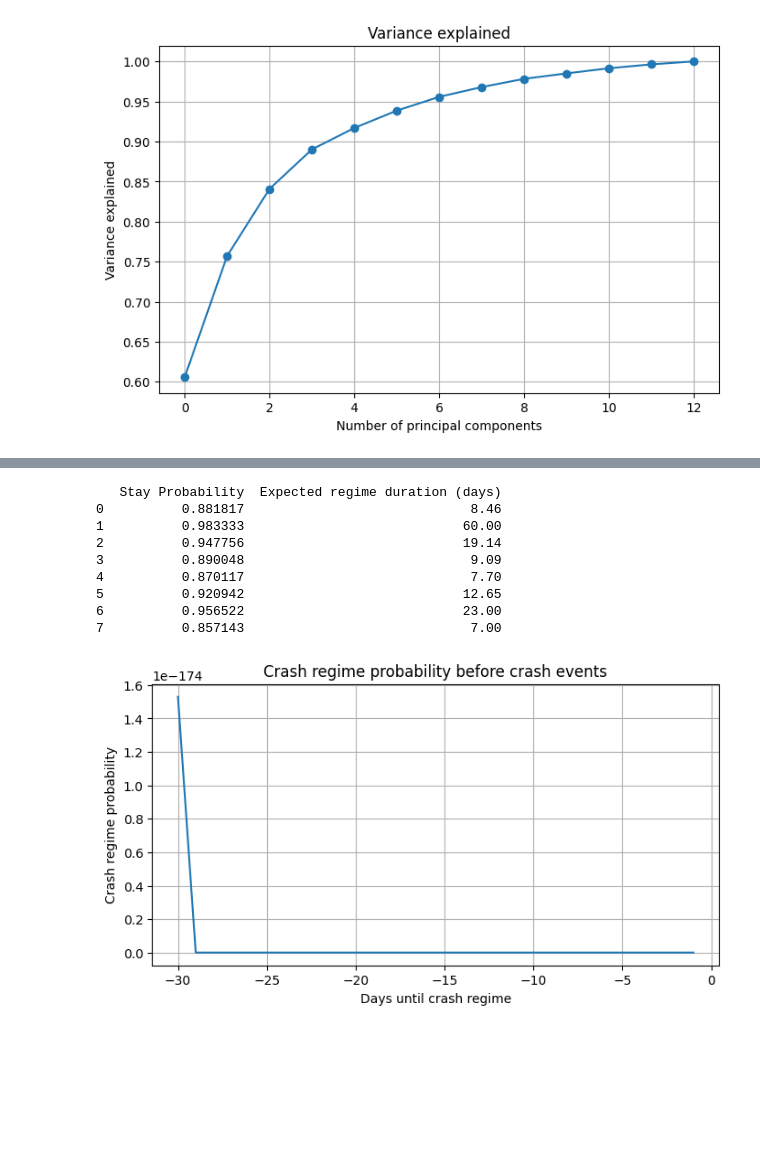
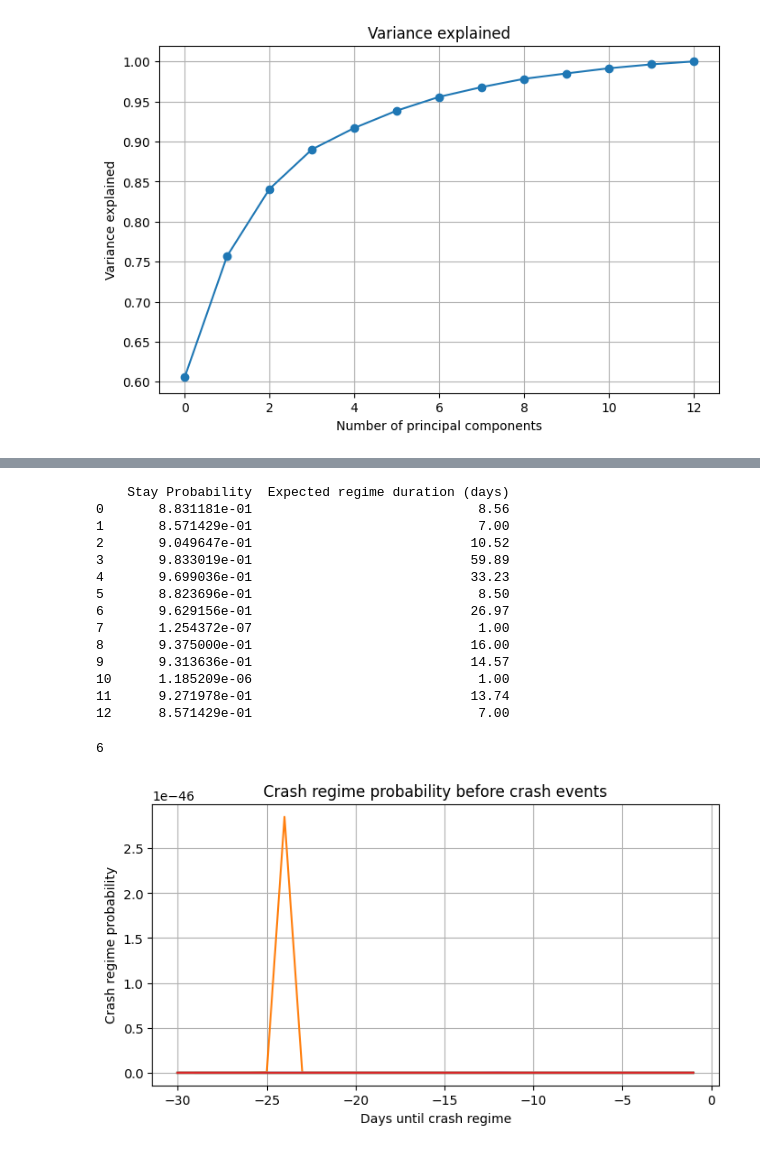
Before and after one commit to SigmaFlowX/Hidden-Markov-Model-for-Regime-Detection, a Jupyter notebook: notebooks/hmm_regime_detection.ipynb, the cells around one changed output, grey strips where cells are left out. Cells and saved outputs as stored; diff of their text form; code cells hidden in the pictures; blank space fills up the shorter version.

```diff
--- a/notebooks/hmm_regime_detection.ipynb
+++ b/notebooks/hmm_regime_detection.ipynb
@@ -124,5 +123,5 @@ Model is not converging.  Current: -7365.758771691087 is not greater than -7365.
 # %%
-model = train_hmm(X_final, n_states=8, n_iter=1000)
+model = train_hmm(X_final, n_states=8, n_iter=5000)
 # %%
 from src.visualization import plot_price_with_regimes
 regimes = model.predict(X)
@@ -172,39 +172,46 @@ df = pd.DataFrame({
 })
 print(df)
 # %% [output]
-   Stay Probability  Expected regime duration (days)
-0          0.881817                             8.46
-1          0.983333                            60.00
-2          0.947756                            19.14
-3          0.890048                             9.09
-4          0.870117                             7.70
-5          0.920942                            12.65
-6          0.956522                            23.00
-7          0.857143                             7.00
+    Stay Probability  Expected regime duration (days)
+0       8.831181e-01                             8.56
+1       8.571429e-01                             7.00
+2       9.049647e-01                            10.52
+3       9.833019e-01                            59.89
+4       9.699036e-01                            33.23
+5       8.823696e-01                             8.50
+6       9.629156e-01                            26.97
+7       1.254372e-07                             1.00
+8       9.375000e-01                            16.00
+9       9.313636e-01                            14.57
+10      1.185209e-06                             1.00
+11      9.271978e-01                            13.74
+12      8.571429e-01                             7.00
 # %%
-crash_regime = 2
+crash_regime = statistics['log_returns_7']['mean'].idxmin()
+print(crash_regime)
 probs = model.predict_proba(X)
 crash_prob = probs[:, crash_regime]
 candles["crash_prob"] = crash_prob
 
 plt.figure(figsize=(8, 4))
 crash_starts = []
 for i in range(1, len(regimes)):
     if regimes[i] == 1 and regimes[i-1] != 1:
         crash_starts.append(i)
 
 window = 30
 for index in crash_starts:
     start = max(0, index-window)
     end = index
 
     plt.plot(range(-(end-start), 0), crash_prob[start:end])
 
 plt.xlabel("Days until crash regime")
 plt.ylabel("Crash regime probability")
 plt.title("Crash regime probability before crash events")
 plt.grid()
 
 plt.show()
 # %% [output]
+6
-[figure, old version]
+[figure, new version]
```
Also changed, not shown: parts of 6 cells of this notebook.
